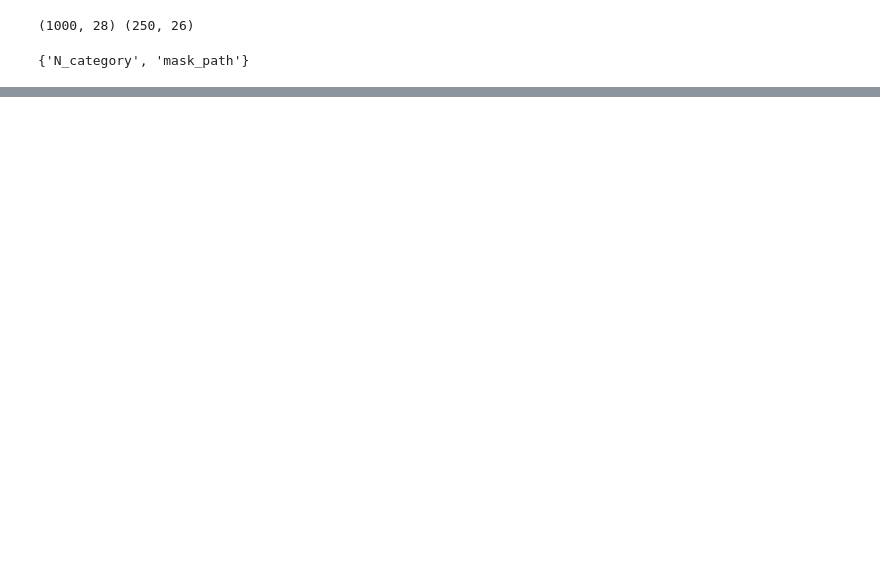
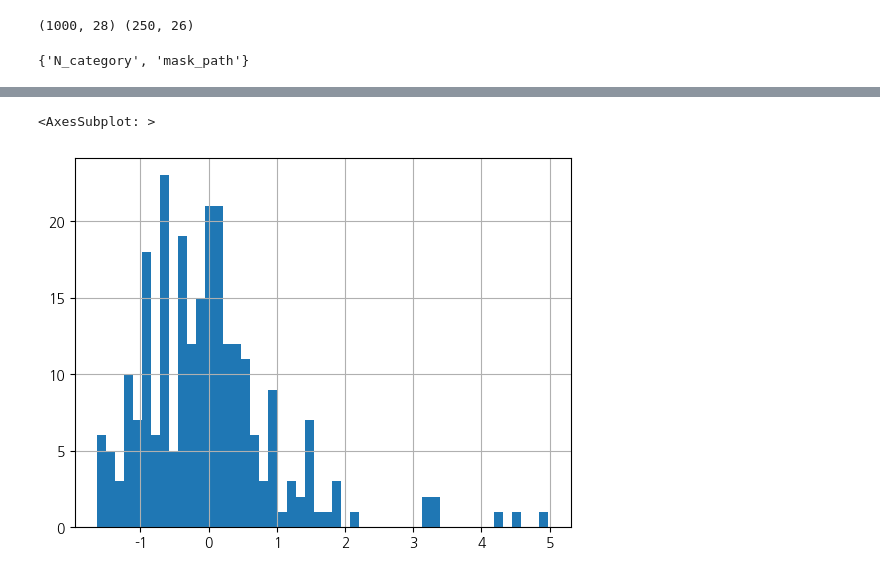
Before and after one commit to moksu27/Dacon_cancer_transfer, a Jupyter notebook: project.ipynb, the cells around one changed output, grey strips where cells are left out. Cells and saved outputs as stored; diff of their text form; code cells hidden in the pictures; blank space fills up the shorter version.

```diff
--- a/project.ipynb
+++ b/project.ipynb
@@ -35,0 +166,3 @@ set(train.columns)-set(test.columns)
+# %%
+test["암의 개수"]=test["암의 개수"].map(lambda x:cancercount(x))
+test["암의 개수"]
@@ -35,0 +185,2 @@ set(train.columns)-set(test.columns)
+# %%
+test["암의 장경_fill"] = test["암의 장경"].fillna(test["암의 장경"].mean())
@@ -35,0 +206,5 @@ set(train.columns)-set(test.columns)
+# %%
+from sklearn.preprocessing import StandardScaler
+ss = StandardScaler()
+test["암의 장경_fill_ss"] = ss.fit(test[["암의 장경_fill"]]).transform(test[["암의 장경_fill"]])
+test.head()
@@ -35,0 +224,5 @@ set(train.columns)-set(test.columns)
+# %%
+test["암의 장경_fill_ss"].hist(bins = 50)
+# %% [output]
+<AxesSubplot: >
+[figure, added]
```
Also changed, not shown: parts of 87 cells of this notebook, 5 other files.
